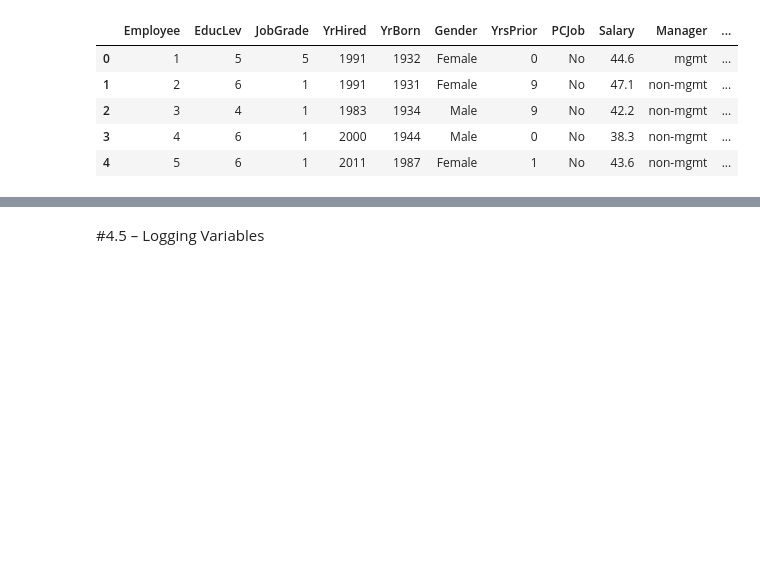
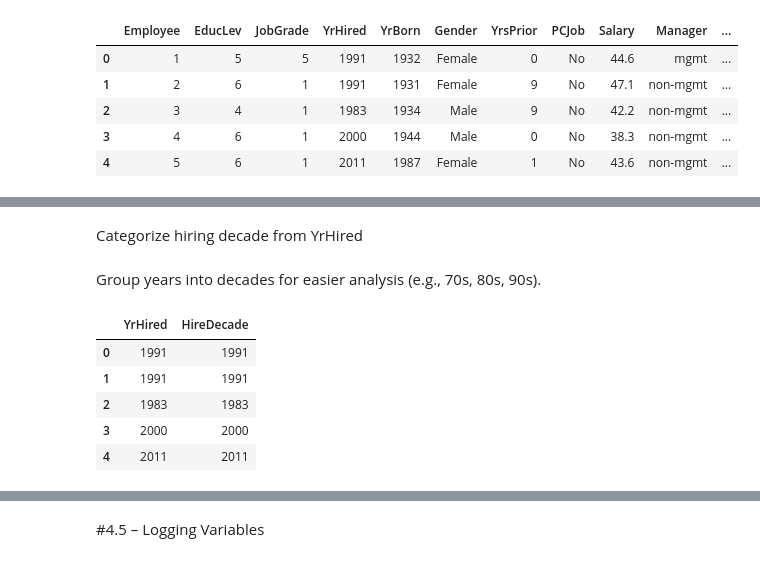
Before and after one commit to Aishaamalik/Data-Analysis-Intern, a Jupyter notebook: week_0.ipynb, the cells around one changed output, grey strips where cells are left out. Drawn from its saved outputs; the diff is of its cells as text; code cells hidden in the pictures; blank space fills up the shorter version.

```diff
--- a/week_0.ipynb
+++ b/week_0.ipynb
@@ -1013,0 +1035,22 @@ bank.head()
+# %% [markdown]
+ Categorize hiring decade from YrHired
+# %% [markdown]
+Group years into decades for easier analysis (e.g., 70s, 80s, 90s).
+# %%
+# Map hire years into decade labels
+decade_years = [70, 80, 90]
+decade_labels = ['1970s', '1980s', '1990s']
+
+# Convert YrHired to decade group
+bank['HireDecade'] = bank['YrHired'].replace([i for i in range(70, 80)] +
+                                             [i for i in range(80, 90)] +
+                                             [i for i in range(90, 100)],
+                                             ['1970s'] * 10 + ['1980s'] * 10 + ['1990s'] * 10)
+bank[['YrHired', 'HireDecade']].head()
+# %% [output]
+|  | YrHired | HireDecade |
+| 0 | 1991 | 1991 |
+| 1 | 1991 | 1991 |
+| 2 | 1983 | 1983 |
+| 3 | 2000 | 2000 |
+| 4 | 2011 | 2011 |
```
Also changed, not shown: parts of 13 cells of this notebook.
